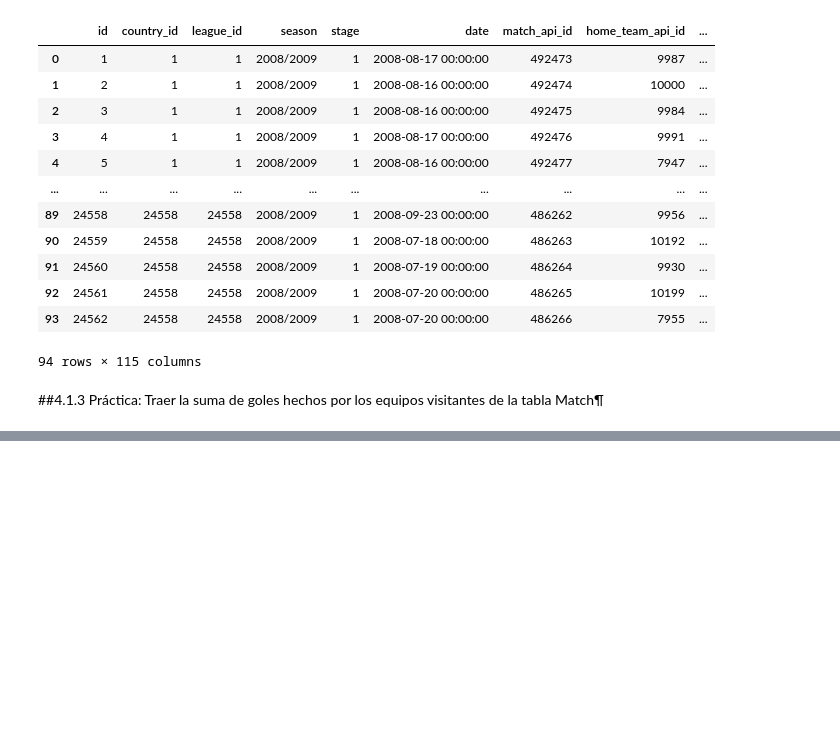
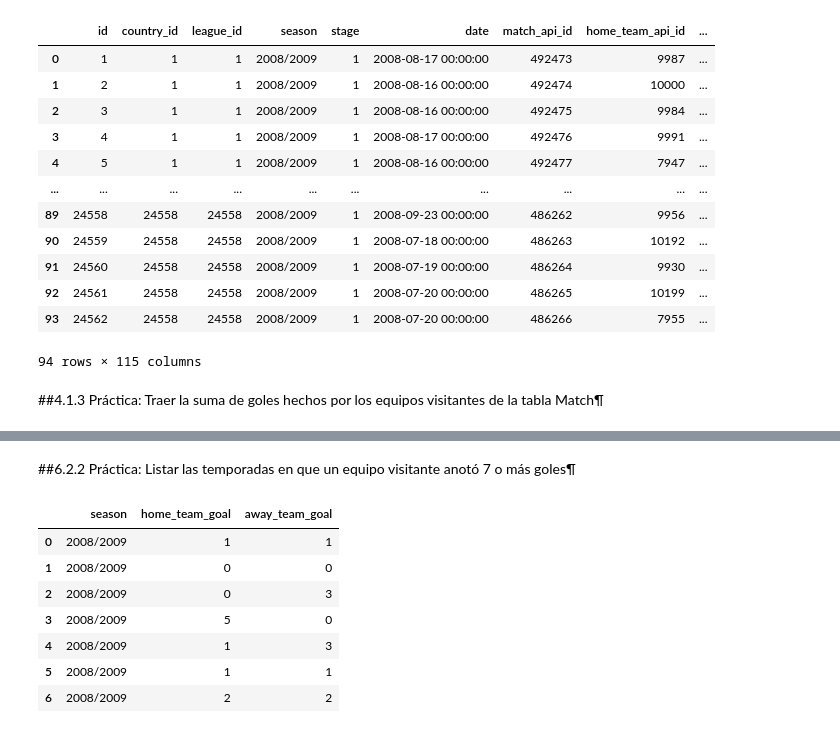
Before and after one commit to BladimirBL/Talento-Tech, a Jupyter notebook: Practrica_de_SQL.ipynb, the cells around one changed output, grey strips where cells are left out. Drawn from its saved outputs; the diff is of its cells as text; code cells hidden in the pictures; blank space fills up the shorter version.

```diff
--- a/Practrica_de_SQL.ipynb
+++ b/Practrica_de_SQL.ipynb
@@ -313,0 +373,16 @@ DatabaseError: Execution failed on sql 'SELECT away_from_goal FROM match;': no s
+# %% [markdown]
+##6.2.2 Práctica: Listar las temporadas en que un equipo visitante anotó 7 o más goles¶
+# %%
+query = '''SELECT season, home_team_goal, away_team_goal FROM Match WHERE season LIMIT 7;'''
+
+away_team_goals = pd.read_sql(query, conn)
+away_team_goals
+# %% [output]
+|  | season | home_team_goal | away_team_goal |
+| 0 | 2008/2009 | 1 | 1 |
+| 1 | 2008/2009 | 0 | 0 |
+| 2 | 2008/2009 | 0 | 3 |
+| 3 | 2008/2009 | 5 | 0 |
+| 4 | 2008/2009 | 1 | 3 |
+| 5 | 2008/2009 | 1 | 1 |
+| 6 | 2008/2009 | 2 | 2 |
```
Also changed, not shown: parts of 9 cells of this notebook.
